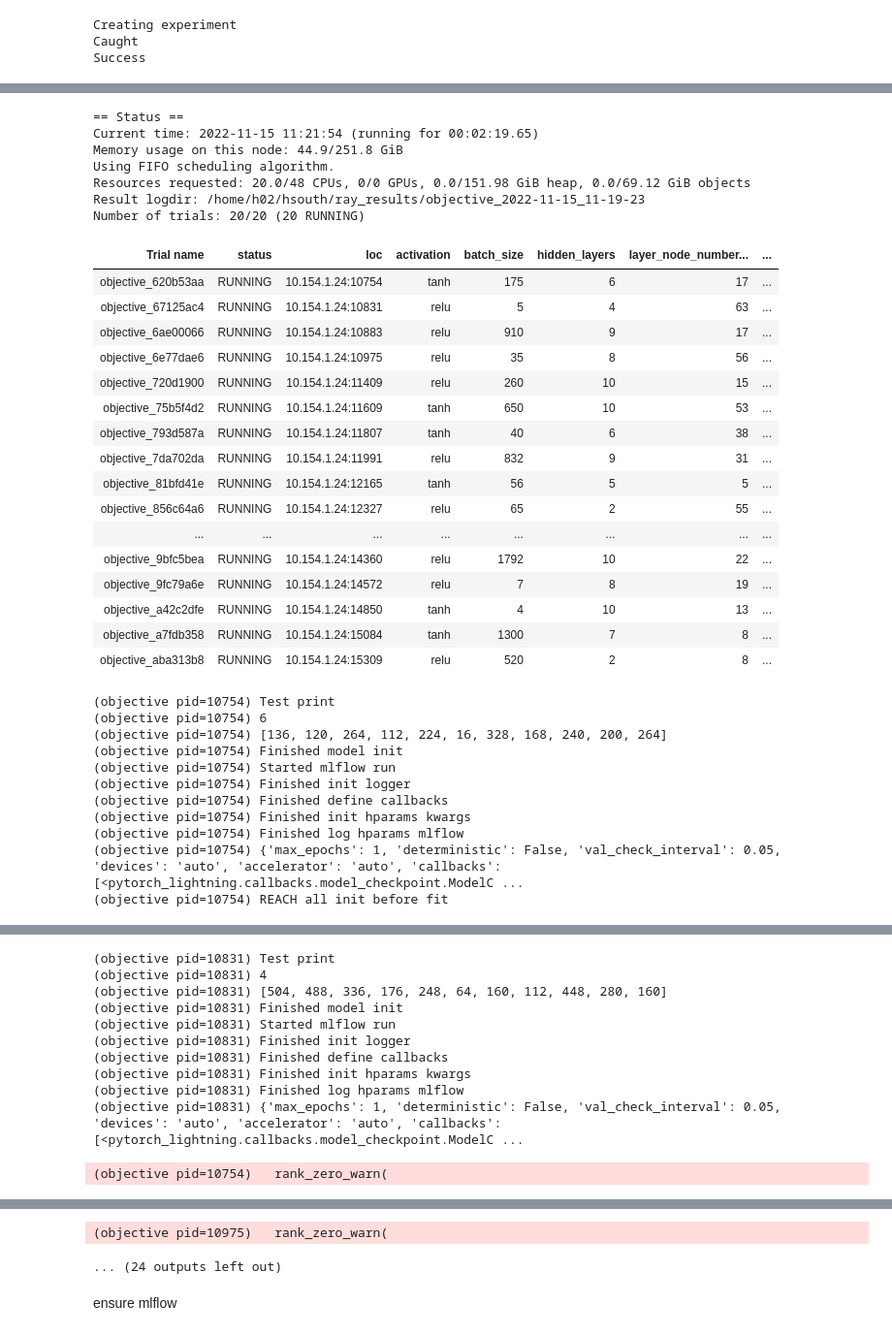
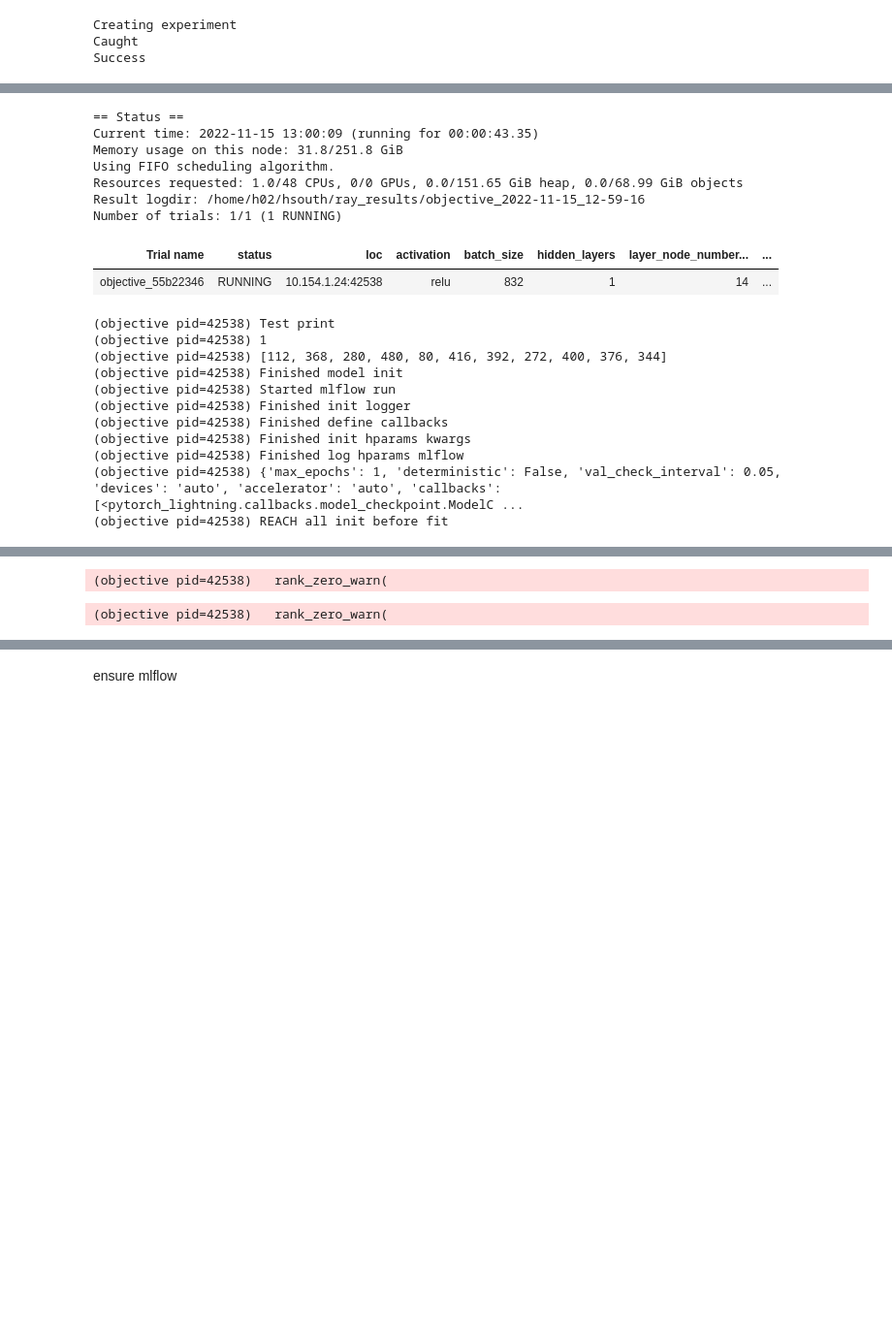
Before and after one commit to MetOffice/data_science_cop, a Jupyter notebook: challenges/2021_cloud_base_height/04_optuna_tuning.ipynb, the cells around one changed output, grey strips where cells are left out. Shown at 97% size. Saved outputs shown, nothing was run; the diff lists cells and outputs as text; code cells hidden in the pictures; blank space fills up the shorter version.

```diff
--- a/challenges/2021_cloud_base_height/04_optuna_tuning.ipynb
+++ b/challenges/2021_cloud_base_height/04_optuna_tuning.ipynb
@@ -263,8 +263,8 @@ def objective(ray_config):
         trainer.save_checkpoint(filepath=run.info.artifact_uri + f'/post_epoch_modelchkpt_{path_to_save}')
 # %%
 searcher = OptunaSearch(metric=["val_loss_mean"], mode=["min"])
-algo = ConcurrencyLimiter(searcher, max_concurrent=20)#int(CPU_COUNT*(3/4)))
-num_hparam_trials = 20
+algo = ConcurrencyLimiter(searcher, max_concurrent=1)#int(CPU_COUNT*(3/4)))
+num_hparam_trials = 1
 
 tuner = tune.Tuner(
     objective,
@@ -282,35 +282,20 @@ results = tuner.fit()
 == Status ==
-Current time: 2022-11-15 11:21:54 (running for 00:02:19.65)
-Memory usage on this node: 44.9/251.8 GiB
+Current time: 2022-11-15 13:00:09 (running for 00:00:43.35)
+Memory usage on this node: 31.8/251.8 GiB
 Using FIFO scheduling algorithm.
-Resources requested: 20.0/48 CPUs, 0/0 GPUs, 0.0/151.98 GiB heap, 0.0/69.12 GiB objects
-Result logdir: /home/h02/hsouth/ray_results/objective_2022-11-15_11-19-23
-Number of trials: 20/20 (20 RUNNING)
+Resources requested: 1.0/48 CPUs, 0/0 GPUs, 0.0/151.65 GiB heap, 0.0/68.99 GiB objects
+Result logdir: /home/h02/hsouth/ray_results/objective_2022-11-15_12-59-16
+Number of trials: 1/1 (1 RUNNING)
 | Trial name | status | loc | activation | batch_size | hidden_layers | layer_node_number... | ... |
-| objective_620b53aa | RUNNING | 10.154.1.24:10754 | tanh | 175 | 6 | 17 | ... |
-| objective_67125ac4 | RUNNING | 10.154.1.24:10831 | relu | 5 | 4 | 63 | ... |
-| objective_6ae00066 | RUNNING | 10.154.1.24:10883 | relu | 910 | 9 | 17 | ... |
-| objective_6e77dae6 | RUNNING | 10.154.1.24:10975 | relu | 35 | 8 | 56 | ... |
-| objective_720d1900 | RUNNING | 10.154.1.24:11409 | relu | 260 | 10 | 15 | ... |
-| objective_75b5f4d2 | RUNNING | 10.154.1.24:11609 | tanh | 650 | 10 | 53 | ... |
-| objective_793d587a | RUNNING | 10.154.1.24:11807 | tanh | 40 | 6 | 38 | ... |
-| objective_7da702da | RUNNING | 10.154.1.24:11991 | relu | 832 | 9 | 31 | ... |
-| objective_81bfd41e | RUNNING | 10.154.1.24:12165 | tanh | 56 | 5 | 5 | ... |
-| objective_856c64a6 | RUNNING | 10.154.1.24:12327 | relu | 65 | 2 | 55 | ... |
-| ... | ... | ... | ... | ... | ... | ... | ... |
-| objective_9bfc5bea | RUNNING | 10.154.1.24:14360 | relu | 1792 | 10 | 22 | ... |
-| objective_9fc79a6e | RUNNING | 10.154.1.24:14572 | relu | 7 | 8 | 19 | ... |
-| objective_a42c2dfe | RUNNING | 10.154.1.24:14850 | tanh | 4 | 10 | 13 | ... |
-| objective_a7fdb358 | RUNNING | 10.154.1.24:15084 | tanh | 1300 | 7 | 8 | ... |
-| objective_aba313b8 | RUNNING | 10.154.1.24:15309 | relu | 520 | 2 | 8 | ... |
+| objective_55b22346 | RUNNING | 10.154.1.24:42538 | relu | 832 | 1 | 14 | ... |
-(objective pid=10754) Test print
-(objective pid=10754) 6
-(objective pid=10754) [136, 120, 264, 112, 224, 16, 328, 168, 240, 200, 264]
-(objective pid=10754) Finished model init
-(objective pid=10754) Started mlflow run
-(objective pid=10754) Finished init logger
-(objective pid=10754) Finished define callbacks
-(objective pid=10754) Finished init hparams kwargs
-(objective pid=10754) Finished log hparams mlflow
-(objective pid=10754) {'max_epochs': 1, 'deterministic': False, 'val_check_interval': 0.05, 'devices': 'auto', 'accelerator': 'auto', 'callbacks': [<pytorch_lightning.callbacks.model_checkpoint.ModelC ...
-(objective pid=10754) REACH all init before fit
+(objective pid=42538) Test print
+(objective pid=42538) 1
+(objective pid=42538) [112, 368, 280, 480, 80, 416, 392, 272, 400, 376, 344]
+(objective pid=42538) Finished model init
+(objective pid=42538) Started mlflow run
+(objective pid=42538) Finished init logger
+(objective pid=42538) Finished define callbacks
+(objective pid=42538) Finished init hparams kwargs
+(objective pid=42538) Finished log hparams mlflow
+(objective pid=42538) {'max_epochs': 1, 'deterministic': False, 'val_check_interval': 0.05, 'devices': 'auto', 'accelerator': 'auto', 'callbacks': [<pytorch_lightning.callbacks.model_checkpoint.ModelC ...
+(objective pid=42538) REACH all init before fit
@@ -334,11 +319,2 @@ Number of trials: 20/20 (20 RUNNING)
-(objective pid=10831) Test print
-(objective pid=10831) 4
-(objective pid=10831) [504, 488, 336, 176, 248, 64, 160, 112, 448, 280, 160]
-(objective pid=10831) Finished model init
-(objective pid=10831) Started mlflow run
-(objective pid=10831) Finished init logger
-(objective pid=10831) Finished define callbacks
-(objective pid=10831) Finished init hparams kwargs
-(objective pid=10831) Finished log hparams mlflow
-(objective pid=10831) {'max_epochs': 1, 'deterministic': False, 'val_check_interval': 0.05, 'devices': 'auto', 'accelerator': 'auto', 'callbacks': [<pytorch_lightning.callbacks.model_checkpoint.ModelC ...
+(objective pid=42538)   rank_zero_warn(
-(objective pid=10754)   rank_zero_warn(
+(objective pid=42538)   rank_zero_warn(
@@ -385,5 +340,3 @@ Number of trials: 20/20 (20 RUNNING)
-(objective pid=10975)   rank_zero_warn(
-... (24 outputs left out)
 # %% [markdown]
 ensure mlflow
 # %% [markdown]
```
Also changed, not shown: parts of 1 cell of this notebook, 2 other files.
